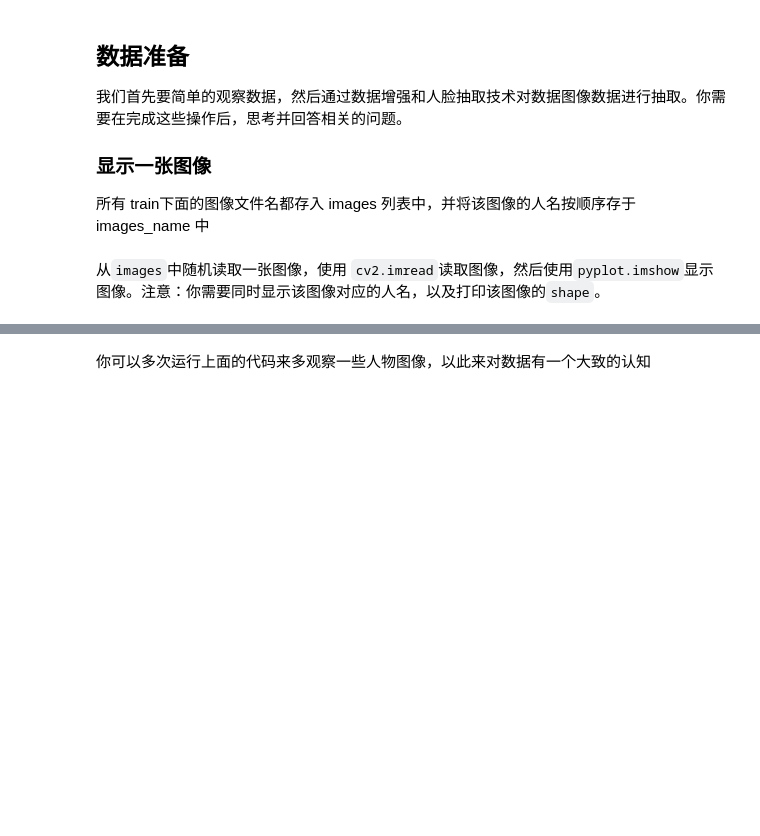
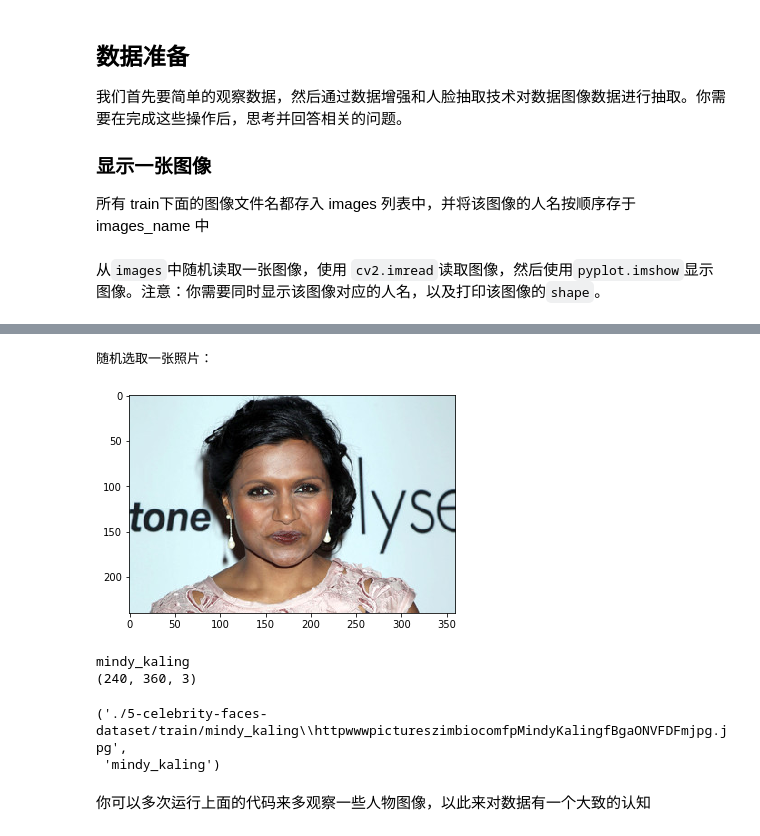
Before and after one commit to tianyiran02/-udacityML_faceDetection, a Jupyter notebook: Face Recognition.ipynb, the cells around one changed output, grey strips where cells are left out. Saved outputs shown, nothing was run; the diff lists cells and outputs as text; code cells hidden in the pictures; blank space fills up the shorter version.

```diff
--- a/Face Recognition.ipynb
+++ b/Face Recognition.ipynb
@@ -52,3 +74,12 @@ random_sample(images, images_name)
+# %%
+random_sample(images, images_name)
+# %% [output]
+随机选取一张照片：
+[figure, added]
+mindy_kaling
+(240, 360, 3)
+('./5-celebrity-faces-dataset/train/mindy_kaling\\httpwwwpictureszimbiocomfpMindyKalingfBgaONVFDFmjpg.jpg',
+ 'mindy_kaling')
 # %% [markdown]
 你可以多次运行上面的代码来多观察一些人物图像，以此来对数据有一个大致的认知
 # %% [markdown]
```
Also changed, not shown: parts of 42 cells of this notebook.
